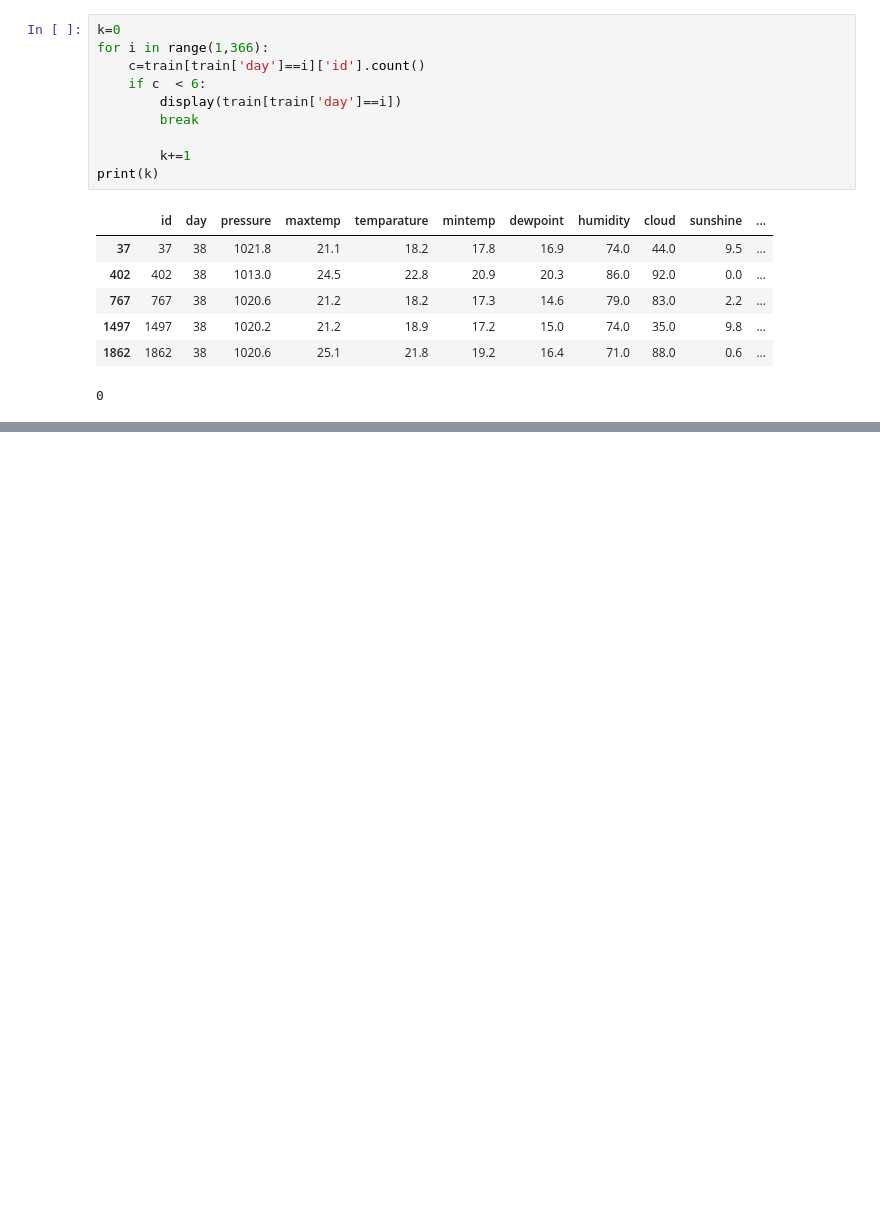
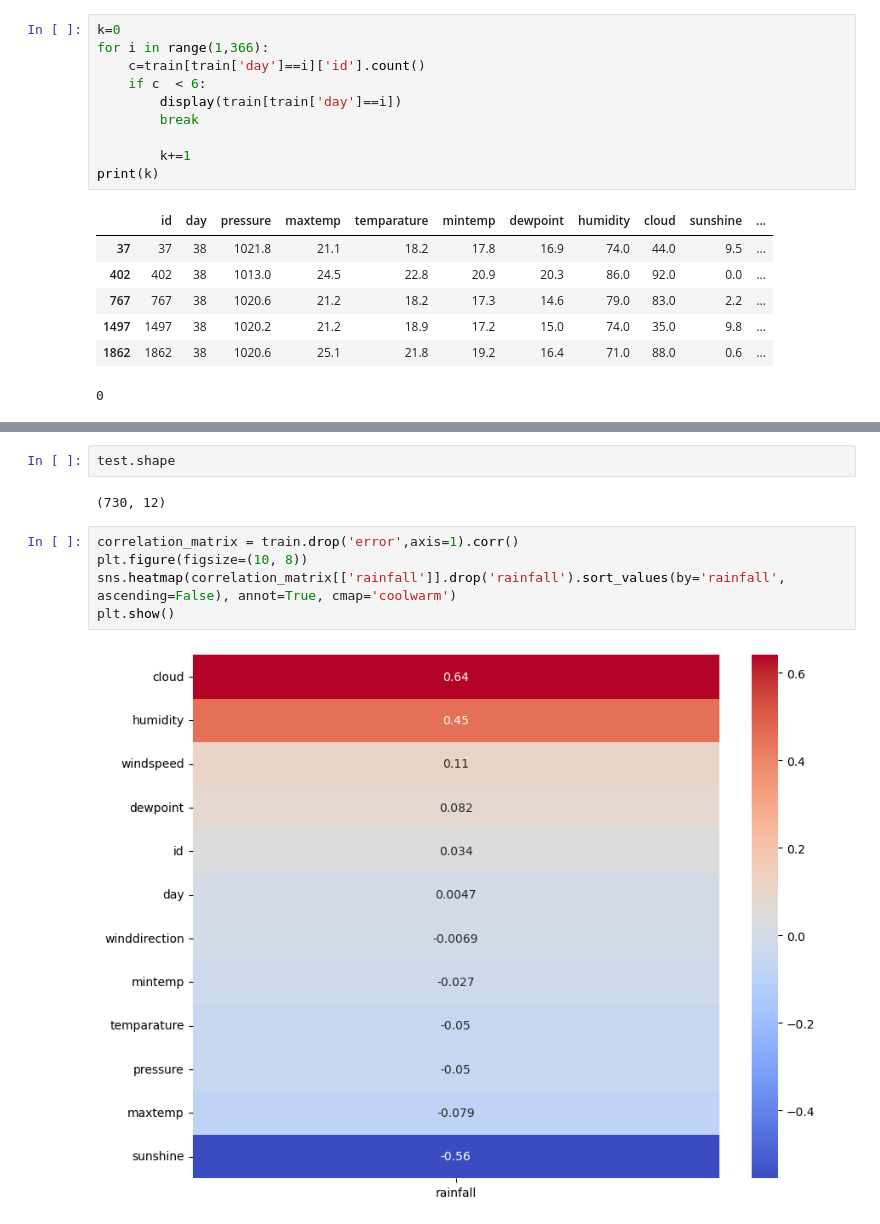
Before and after one commit to arnavam/Kaggle_colab_notebooks, a Jupyter notebook: rainfall_2/data_exploration.ipynb, the cells around one changed output, grey strips where cells are left out. Cells and saved outputs as stored; diff of their text form; blank space fills up the shorter version.

```diff
--- a/rainfall_2/data_exploration.ipynb
+++ b/rainfall_2/data_exploration.ipynb
@@ -89,0 +106,11 @@ print(train['error'].isna().sum())
+# %%
+test.shape
+# %% [output]
+(730, 12)
+# %%
+correlation_matrix = train.drop('error',axis=1).corr()
+plt.figure(figsize=(10, 8))
+sns.heatmap(correlation_matrix[['rainfall']].drop('rainfall').sort_values(by='rainfall', ascending=False), annot=True, cmap='coolwarm')
+plt.show()
+# %% [output]
+[figure, added]
```
Also changed, not shown: parts of 19 cells of this notebook.
